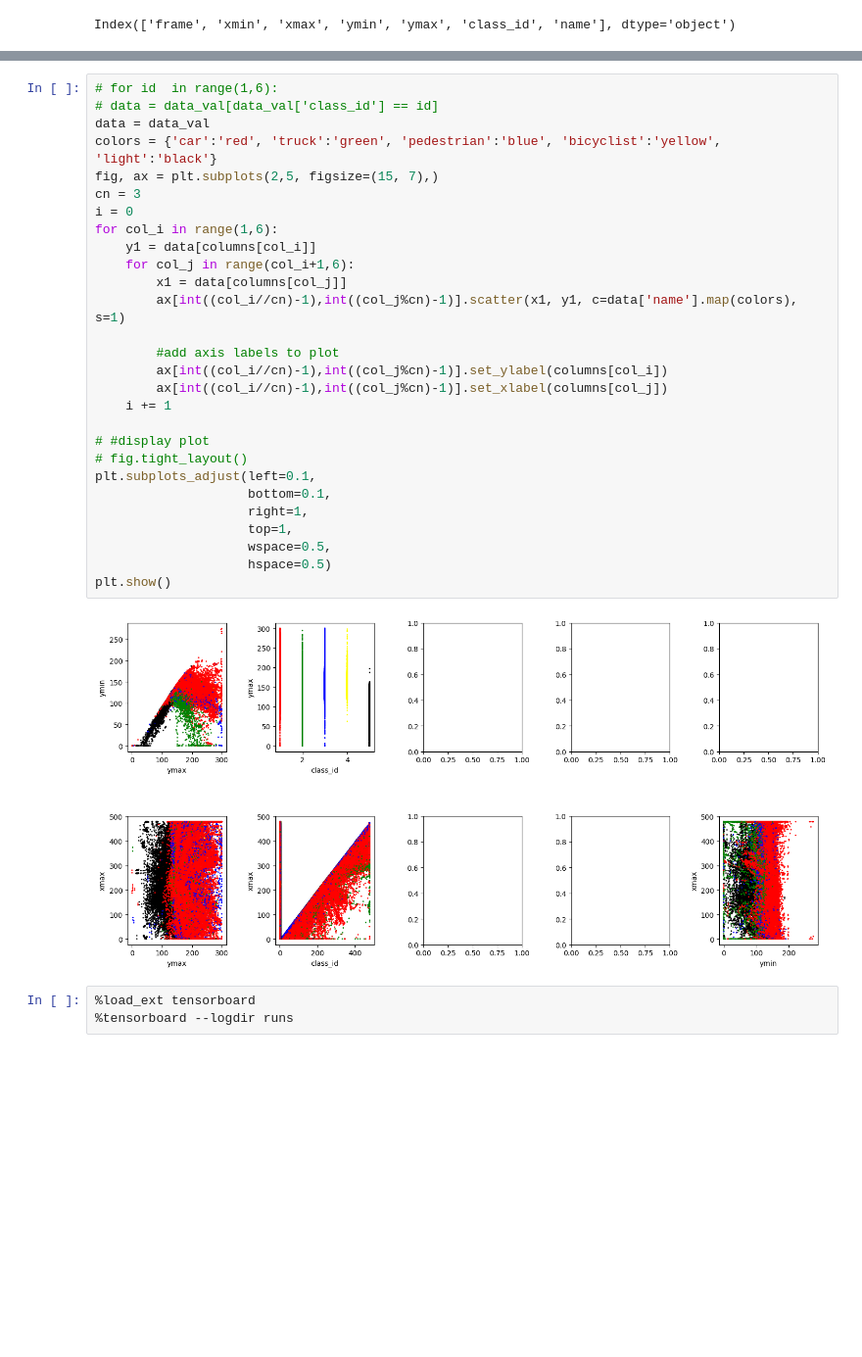
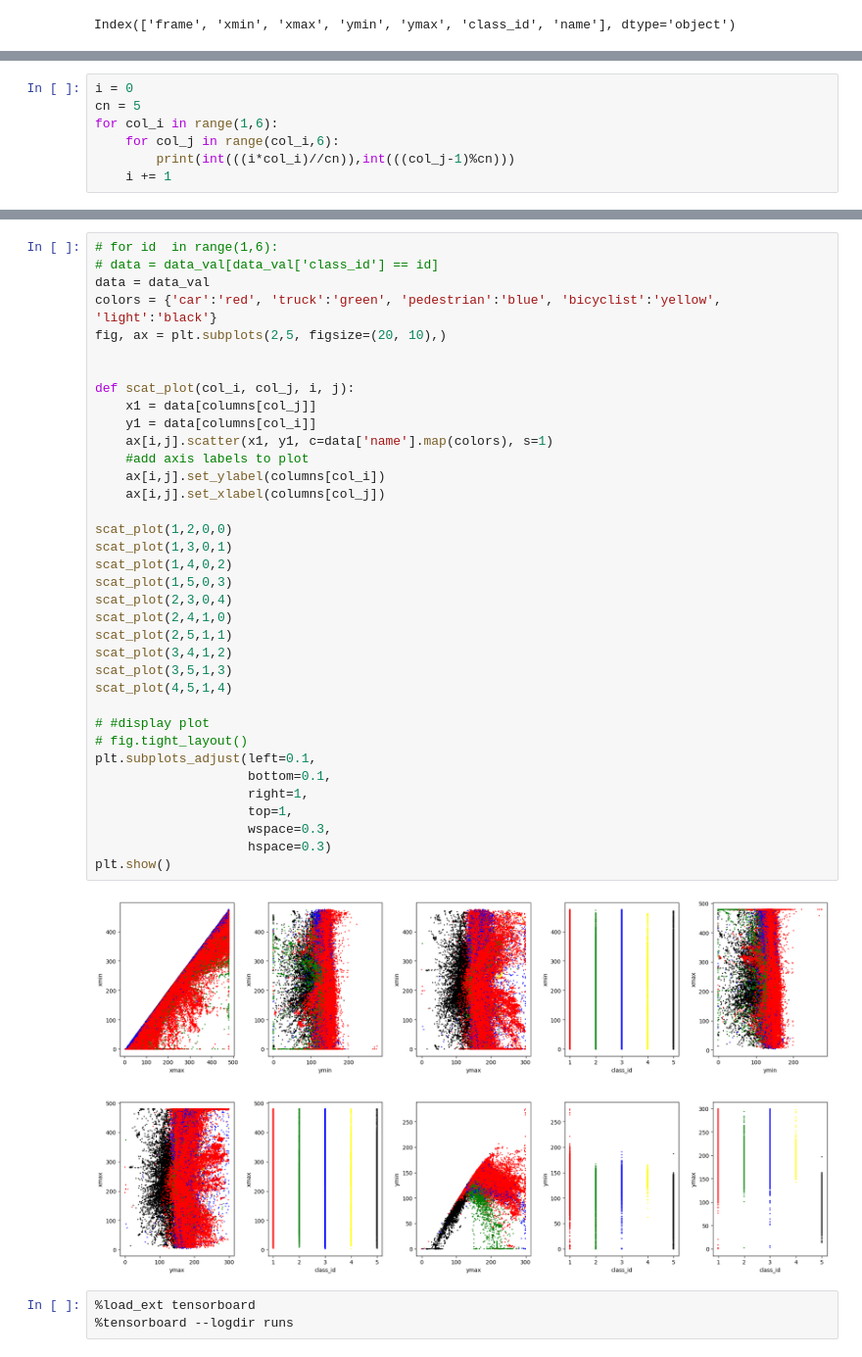
Before and after one commit to rhiray1996/Object_Detection, a Jupyter notebook: scripts/data_inference.ipynb, the cells around one changed output, grey strips where cells are left out. Shown: that part at 98% size. Saved outputs shown, nothing was run; the diff lists cells and outputs as text; blank space fills up the shorter version.

Commit message:
data_inference

```diff
--- a/scripts/data_inference.ipynb
+++ b/scripts/data_inference.ipynb
@@ -37,0 +42,7 @@ Index(['frame', 'xmin', 'xmax', 'ymin', 'ymax', 'class_id', 'name'], dtype='obje
+# %%
+i = 0
+cn = 5
+for col_i in range(1,6):
+    for col_j in range(col_i,6):
+        print(int(((i*col_i)//cn)),int(((col_j-1)%cn)))
+    i += 1
@@ -38,33 +65,41 @@ Index(['frame', 'xmin', 'xmax', 'ymin', 'ymax', 'class_id', 'name'], dtype='obje
 # %%
 # for id  in range(1,6):
 # data = data_val[data_val['class_id'] == id]
 data = data_val
 colors = {'car':'red', 'truck':'green', 'pedestrian':'blue', 'bicyclist':'yellow', 'light':'black'}
-fig, ax = plt.subplots(2,5, figsize=(15, 7),)
-cn = 3
-i = 0
-for col_i in range(1,6):
+fig, ax = plt.subplots(2,5, figsize=(20, 10),)
+
+
+def scat_plot(col_i, col_j, i, j):
+    x1 = data[columns[col_j]]
     y1 = data[columns[col_i]]
-    for col_j in range(col_i+1,6):
-        x1 = data[columns[col_j]]
-        ax[int((col_i//cn)-1),int((col_j%cn)-1)].scatter(x1, y1, c=data['name'].map(colors), s=1)
+    ax[i,j].scatter(x1, y1, c=data['name'].map(colors), s=1)
+    #add axis labels to plot
+    ax[i,j].set_ylabel(columns[col_i])
+    ax[i,j].set_xlabel(columns[col_j])
 
-        #add axis labels to plot
-        ax[int((col_i//cn)-1),int((col_j%cn)-1)].set_ylabel(columns[col_i])
-        ax[int((col_i//cn)-1),int((col_j%cn)-1)].set_xlabel(columns[col_j])
-    i += 1
+scat_plot(1,2,0,0)
+scat_plot(1,3,0,1)
+scat_plot(1,4,0,2)
+scat_plot(1,5,0,3)
+scat_plot(2,3,0,4)
+scat_plot(2,4,1,0)
+scat_plot(2,5,1,1)
+scat_plot(3,4,1,2)
+scat_plot(3,5,1,3)
+scat_plot(4,5,1,4)
 
 # #display plot
 # fig.tight_layout()
 plt.subplots_adjust(left=0.1,
                     bottom=0.1,
                     right=1,
                     top=1,
-                    wspace=0.5,
-                    hspace=0.5)
+                    wspace=0.3,
+                    hspace=0.3)
 plt.show()
 # %% [output]
-[figure, old version]
+[figure, new version]
 # %%
 %load_ext tensorboard
 %tensorboard --logdir runs
```
Also changed, not shown: parts of 2 cells of this notebook.
